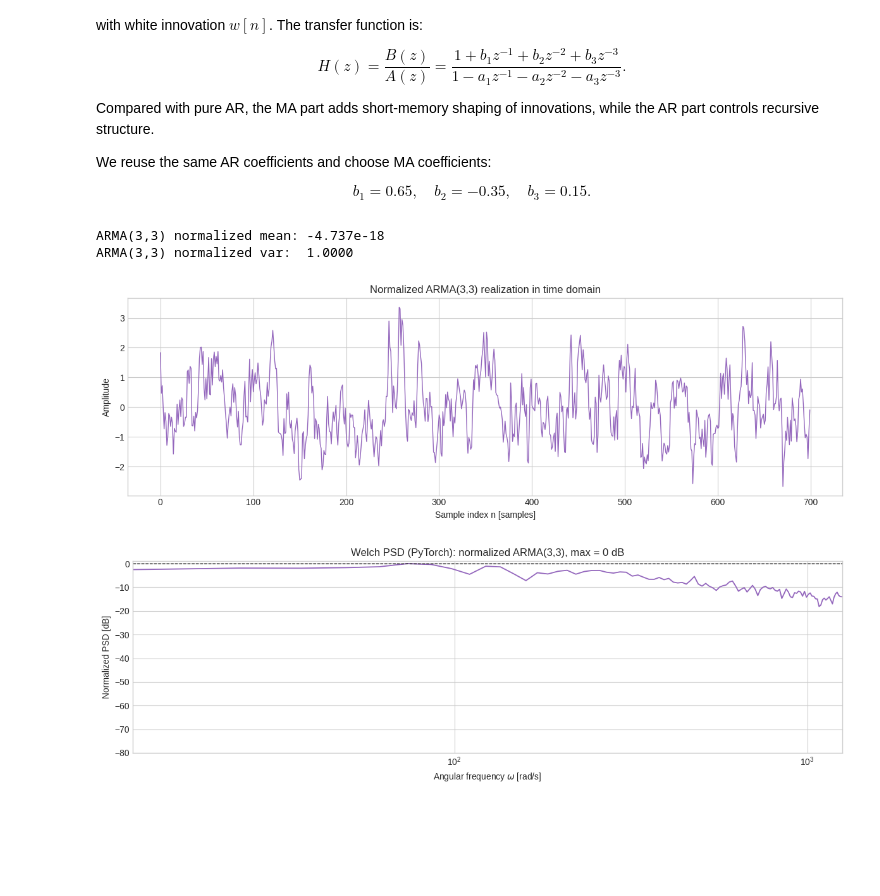
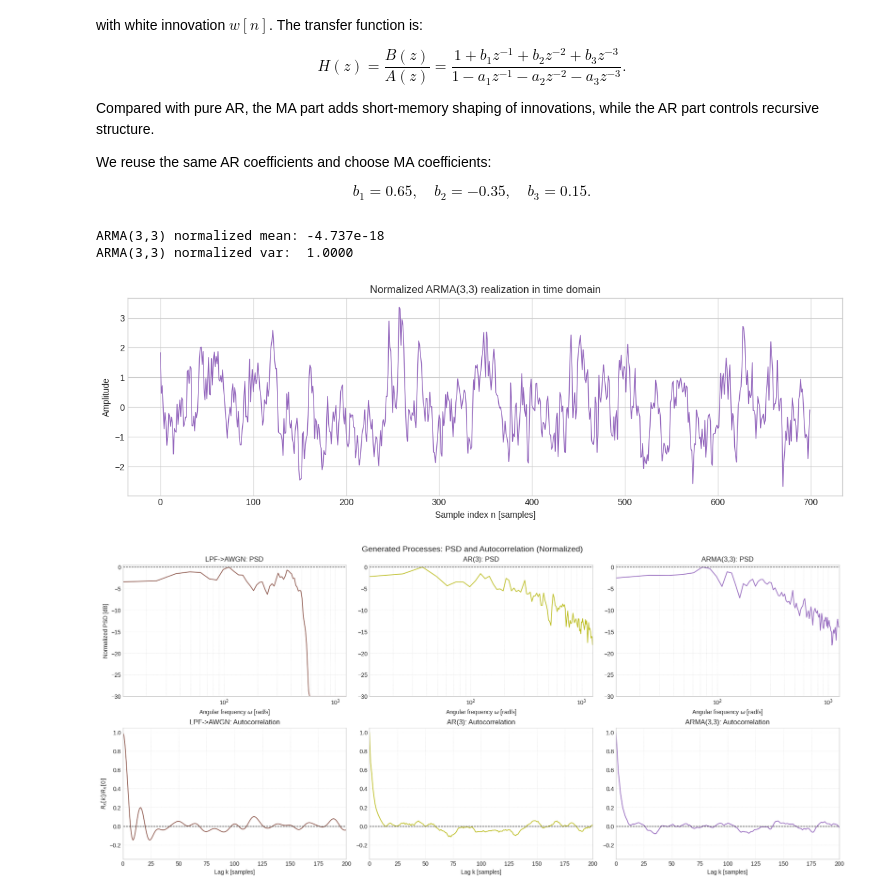
Before and after one commit to AlmondSund/RandomSignalsTheory, a Jupyter notebook: quiz/quiz.ipynb, the cells around one changed output. Saved outputs shown, nothing was run; the diff lists cells and outputs as text; code cells hidden in the pictures; blank space fills up the shorter version.

```diff
--- a/quiz/quiz.ipynb
+++ b/quiz/quiz.ipynb
@@ -376,8 +435,10 @@ num_taps: int = 101  # FIR length [samples]
 num_samples: int = 3000  # Signal length [samples]
 noise_std: float = 1.0  # AWGN standard deviation
 
-# Chosen angular-frequency display limit for all PSD figures.
-omega_plot_limit_rad_s: float = 2.0 * np.pi * 200.0  # F = 2*pi*200 rad/s
+# Shared plotting parameters for the summary PSD/ACF figure.
+omega_plot_limit_rad_s: float = 2.0 * np.pi * 200.0  # F = 2*pi*200 [rad/s]
+psd_plot_floor_db: float = -30.0  # Lowest displayed PSD level [dB]
+acf_max_lag_samples: int = 200  # Maximum displayed autocorrelation lag [samples]
 
 # Generate AWGN input x[n].
 rng_lpf = np.random.default_rng(seed=123)
@@ -450,7 +511,7 @@ axes[2].set_ylabel("Amplitude")
 plt.tight_layout()
 plt.show()
 
-# Estimate and plot PSD of normalized LPF-filtered process using torch-based Welch.
+# Estimate PSD of normalized LPF-filtered process for the summary figure.
 welch_segment_lpf_samples: int = 512
 welch_overlap_lpf_samples: int = 256
 freq_lpf_psd_hz, psd_lpf_power_per_hz = welch_psd_torch(
@@ -464,18 +525,6 @@ omega_lpf_rad_s, psd_lpf_db = prepare_psd_db_for_omega_band(
     psd_power_per_hz=psd_lpf_power_per_hz,
     omega_max_rad_s=omega_plot_limit_rad_s,
 )
-
-fig, ax = plt.subplots(figsize=(12, 4))
-ax.plot(omega_lpf_rad_s, psd_lpf_db, color="tab:brown", linewidth=1.3)
-ax.set_xscale("log")
-ax.axhline(0.0, color="black", linestyle="--", linewidth=0.9)
-ax.set_title("Welch PSD (PyTorch): normalized LPF output, max = 0 dB")
-ax.set_xlabel(r"Angular frequency $\omega$ [rad/s]")
-ax.set_ylabel("Normalized PSD [dB]")
-ax.set_xlim(float(np.min(omega_lpf_rad_s)), omega_plot_limit_rad_s)
-ax.set_ylim(-80.0, 1.0)
-plt.tight_layout()
-plt.show()
 # %% [output]
 LPF output variance (theoretical): 0.1528
 LPF output variance (empirical):   0.1516
@@ -608,47 +643,72 @@ ax.plot(
     n_arma[:segment_samples_arma],
     x_arma33_norm[:segment_samples_arma],
     color="tab:purple",
     linewidth=1.0,
 )
 ax.set_title("Normalized ARMA(3,3) realization in time domain")
 ax.set_xlabel("Sample index n [samples]")
 ax.set_ylabel("Amplitude")
 plt.tight_layout()
 plt.show()
 
-# Estimate and plot PSD of normalized ARMA(3,3) realization using torch-based Welch.
+# Estimate PSD of normalized ARMA(3,3) realization for the summary figure.
 welch_segment_arma33_samples: int = 512
 welch_overlap_arma33_samples: int = 256
 freq_arma33_psd_hz, psd_arma33_power_per_hz = welch_psd_torch(
     signal_samples=x_arma33_norm,
     sample_rate_hz=sample_rate_hz,
     segment_length_samples=welch_segment_arma33_samples,
     overlap_samples=welch_overlap_arma33_samples,
 )
 omega_arma33_rad_s, psd_arma33_db = prepare_psd_db_for_omega_band(
     freq_hz=freq_arma33_psd_hz,
     psd_power_per_hz=psd_arma33_power_per_hz,
     omega_max_rad_s=omega_plot_limit_rad_s,
 )
 
-fig, ax = plt.subplots(figsize=(12, 4))
-ax.plot(
-    omega_arma33_rad_s,
-    psd_arma33_db,
-    color="tab:purple",
-    linewidth=1.3,
-)
-ax.set_xscale("log")
-ax.axhline(0.0, color="black", linestyle="--", linewidth=0.9)
-ax.set_title("Welch PSD (PyTorch): normalized ARMA(3,3), max = 0 dB")
-ax.set_xlabel(r"Angular frequency $\omega$ [rad/s]")
-ax.set_ylabel("Normalized PSD [dB]")
-ax.set_xlim(float(np.min(omega_arma33_rad_s)), omega_plot_limit_rad_s)
-ax.set_ylim(-80.0, 1.0)
-plt.tight_layout()
+# Create one summary figure with all PSDs and corresponding autocorrelations.
+summary_processes = [
+    ("LPF->AWGN", omega_lpf_rad_s, psd_lpf_db, y_lpf_norm, "tab:brown"),
+    ("AR(3)", omega_ar3_rad_s, psd_ar3_db, x_ar3_norm, "tab:olive"),
+    ("ARMA(3,3)", omega_arma33_rad_s, psd_arma33_db, x_arma33_norm, "tab:purple"),
+]
+
+fig, axes = plt.subplots(2, 3, figsize=(18, 8), constrained_layout=True)
+for col_idx, (label, omega_rad_s, psd_db, signal_norm, color) in enumerate(summary_processes):
+    # Top row: PSD in dB, clipped so only values down to -30 dB are shown.
+    psd_clipped_db: NDArray[np.float64] = np.maximum(psd_db, psd_plot_floor_db)
+    ax_psd = axes[0, col_idx]
+    ax_psd.plot(omega_rad_s, psd_clipped_db, color=color, linewidth=1.3)
+    ax_psd.set_xscale("log")
+    ax_psd.axhline(0.0, color="black", linestyle="--", linewidth=0.9)
+    ax_psd.set_xlim(float(np.min(omega_rad_s)), omega_plot_limit_rad_s)
+    ax_psd.set_ylim(psd_plot_floor_db, 0.5)
+    ax_psd.set_title(f"{label}: PSD")
+    ax_psd.set_xlabel(r"Angular frequency $\omega$ [rad/s]")
+    ax_psd.grid(True, which="both", linestyle=":", linewidth=0.6, alpha=0.7)
+    if col_idx == 0:
+        ax_psd.set_ylabel("Normalized PSD [dB]")
+
+    # Bottom row: corresponding normalized autocorrelation.
+    lags_samples, acf_normalized = autocorrelation_normalized_torch(
+        signal_samples=signal_norm,
+        max_lag_samples=acf_max_lag_samples,
+    )
+    ax_acf = axes[1, col_idx]
+    ax_acf.plot(lags_samples, acf_normalized, color=color, linewidth=1.3)
+    ax_acf.axhline(0.0, color="black", linestyle="--", linewidth=0.9)
+    ax_acf.set_xlim(0, acf_max_lag_samples)
+    ax_acf.set_ylim(-0.35, 1.05)
+    ax_acf.set_title(f"{label}: Autocorrelation")
+    ax_acf.set_xlabel("Lag k [samples]")
+    ax_acf.grid(True, linestyle=":", linewidth=0.6, alpha=0.7)
+    if col_idx == 0:
+        ax_acf.set_ylabel(r"$R_x[k] / R_x[0]$")
+
+fig.suptitle("Generated Processes: PSD and Autocorrelation (Normalized)", fontsize=14)
 plt.show()
 # %% [output]
 ARMA(3,3) normalized mean: -4.737e-18
 ARMA(3,3) normalized var:  1.0000
 [figure]
-[figure, old version]
+[figure, new version]
```
Also changed, not shown: parts of 3 cells of this notebook.
